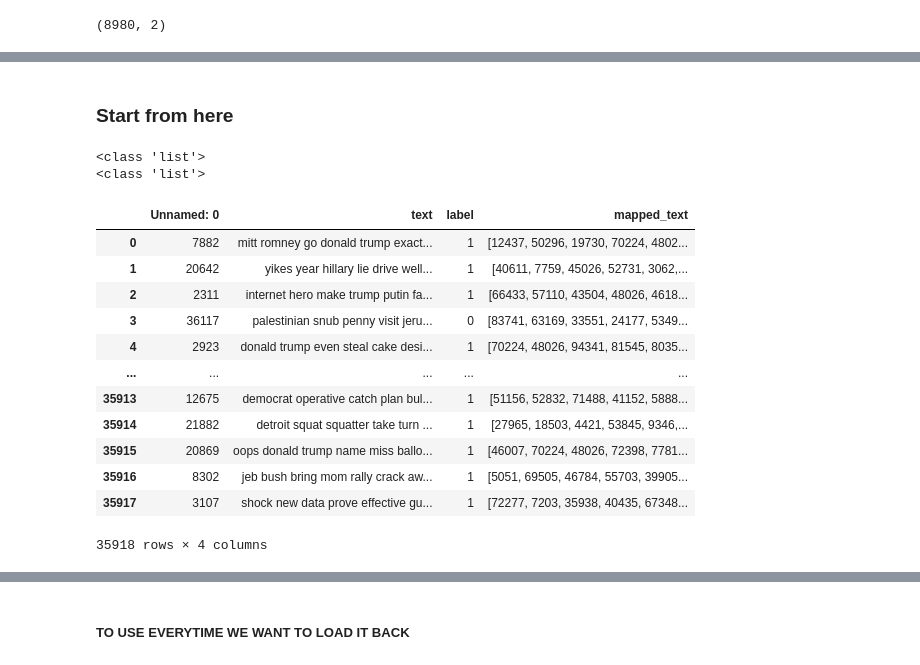
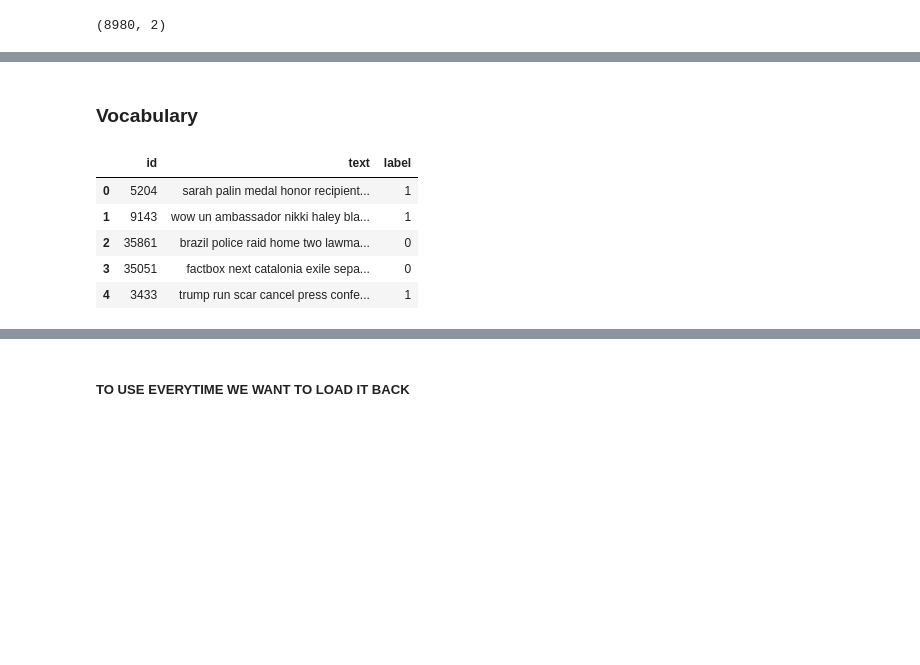
Before and after one commit to domenicocinque/FDSA1, a Jupyter notebook: Preprocessing.ipynb, the cells around one changed output, grey strips where cells are left out. Saved outputs shown, nothing was run; the diff lists cells and outputs as text; code cells hidden in the pictures; blank space fills up the shorter version.

```diff
--- a/correzione_parte_1.ipynb
+++ b/Preprocessing.ipynb
@@ -191,2 +177,0 @@ train
-# %% [markdown]
-### Start from here
@@ -193,35 +181,19 @@ train
+# %% [markdown]
+### Vocabulary
 # %%
 train = pd.read_csv('train.csv')
 test = pd.read_csv('test.csv')
-train.drop({'Unnamed: 0.1','Unnamed: 0.1.1'},axis=1,inplace=True)
-test.drop({'Unnamed: 0.1','Unnamed: 0.1.1'},axis=1,inplace=True)
+train.drop({'Unnamed: 0'},axis=1,inplace=True)
+test.drop({'Unnamed: 0'},axis=1,inplace=True)
-# %%
-#to maintain the list format
-train['mapped_text'] = train['mapped_text'].map(ast.literal_eval)
-#to maintain the list format
-test['mapped_text'] = test['mapped_text'].map(ast.literal_eval)
-# %%
-print(type(train['mapped_text'][0]))
-print(type(test['mapped_text'][0]))
-# %% [output]
-<class 'list'>
-<class 'list'>
 # %%
-train
+train.head()
 # %% [output]
-|  | Unnamed: 0 | text | label | mapped_text |
-| 0 | 7882 | mitt romney go donald trump exact... | 1 | [12437, 50296, 19730, 70224, 4802... |
-| 1 | 20642 | yikes year hillary lie drive well... | 1 | [40611, 7759, 45026, 52731, 3062,... |
-| 2 | 2311 | internet hero make trump putin fa... | 1 | [66433, 57110, 43504, 48026, 4618... |
-| 3 | 36117 | palestinian snub penny visit jeru... | 0 | [83741, 63169, 33551, 24177, 5349... |
-| 4 | 2923 | donald trump even steal cake desi... | 1 | [70224, 48026, 94341, 81545, 8035... |
-| ... | ... | ... | ... | ... |
-| 35913 | 12675 | democrat operative catch plan bul... | 1 | [51156, 52832, 71488, 41152, 5888... |
-| 35914 | 21882 | detroit squat squatter take turn ... | 1 | [27965, 18503, 4421, 53845, 9346,... |
-| 35915 | 20869 | oops donald trump name miss ballo... | 1 | [46007, 70224, 48026, 72398, 7781... |
-| 35916 | 8302 | jeb bush bring mom rally crack aw... | 1 | [5051, 69505, 46784, 55703, 39905... |
-| 35917 | 3107 | shock new data prove effective gu... | 1 | [72277, 7203, 35938, 40435, 67348... |
+|  | id | text | label |
+| 0 | 5204 | sarah palin medal honor recipient... | 1 |
+| 1 | 9143 | wow un ambassador nikki haley bla... | 1 |
+| 2 | 35861 | brazil police raid home two lawma... | 0 |
+| 3 | 35051 | factbox next catalonia exile sepa... | 0 |
+| 4 | 3433 | trump run scar cancel press confe... | 1 |
-35918 rows × 4 columns
 # %%
 def create_vocabulary(df):
 
```
Also changed, not shown: parts of 26 cells of this notebook, 2 other files.
